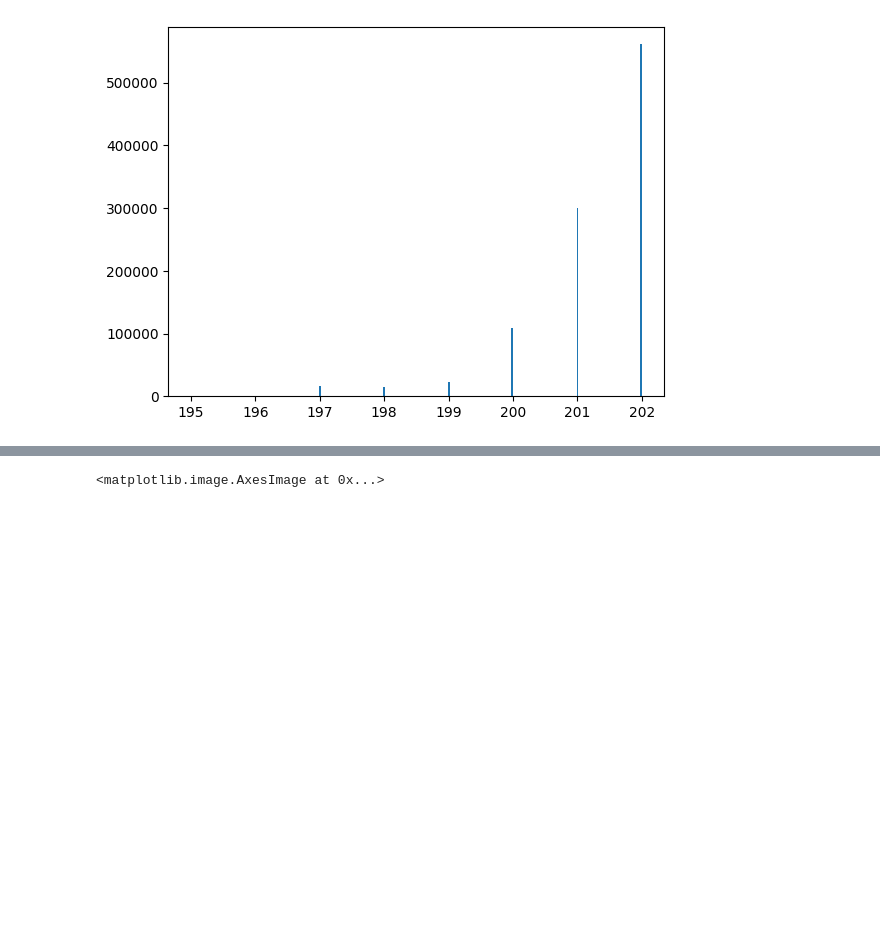
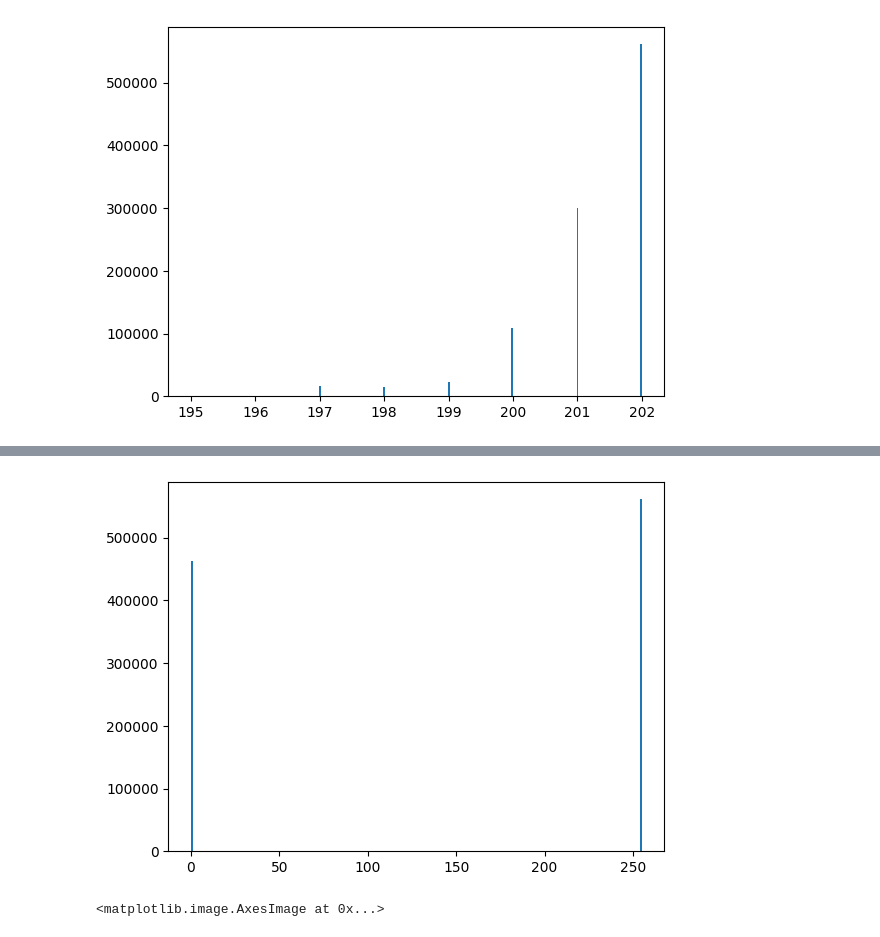
Before and after one commit to Sasa-Indeed/Computer_Vision_QR_reader, a Jupyter notebook: testing.ipynb, the cells around one changed output, grey strips where cells are left out. Cells and saved outputs as stored; diff of their text form; code cells hidden in the pictures; blank space fills up the shorter version.

Commit message:
experiments with morphological operations and adaptive thresholding

```diff
--- a/testing.ipynb
+++ b/testing.ipynb
@@ -65,0 +62,2 @@ image_9_threshholded = (images[9] >= images[9].max()) * images[9]
+# %%
+ret, image_9_thresholded = cv2.threshold(images[9], 201,255, cv2.THRESH_BINARY)
@@ -66 +74,5 @@ image_9_threshholded = (images[9] >= images[9].max()) * images[9]
+# %%
+plt.hist(image_9_thresholded.ravel(), bins=256);
+# %% [output]
+[figure, added]
 # %%
```
Also changed, not shown: parts of 61 cells of this notebook.
